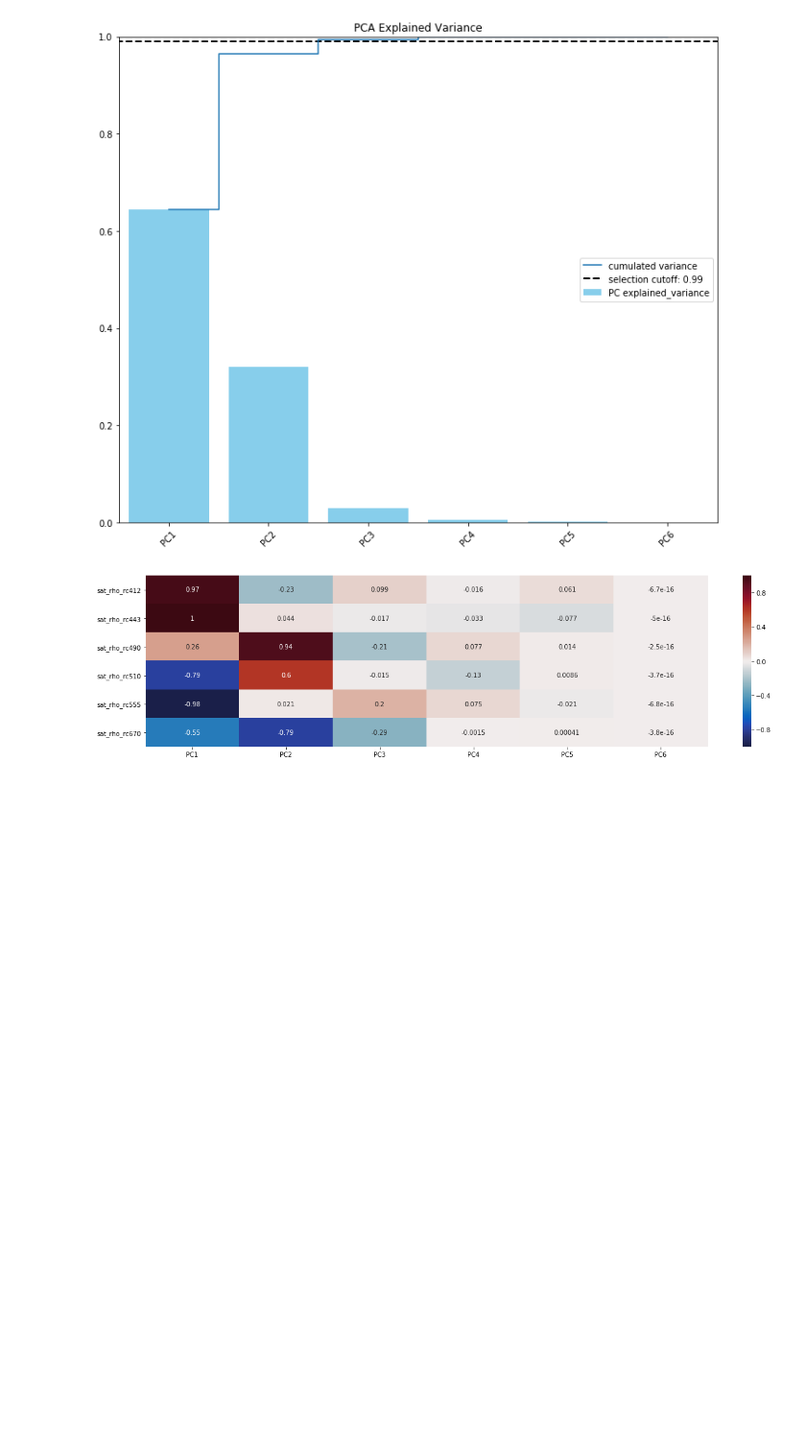
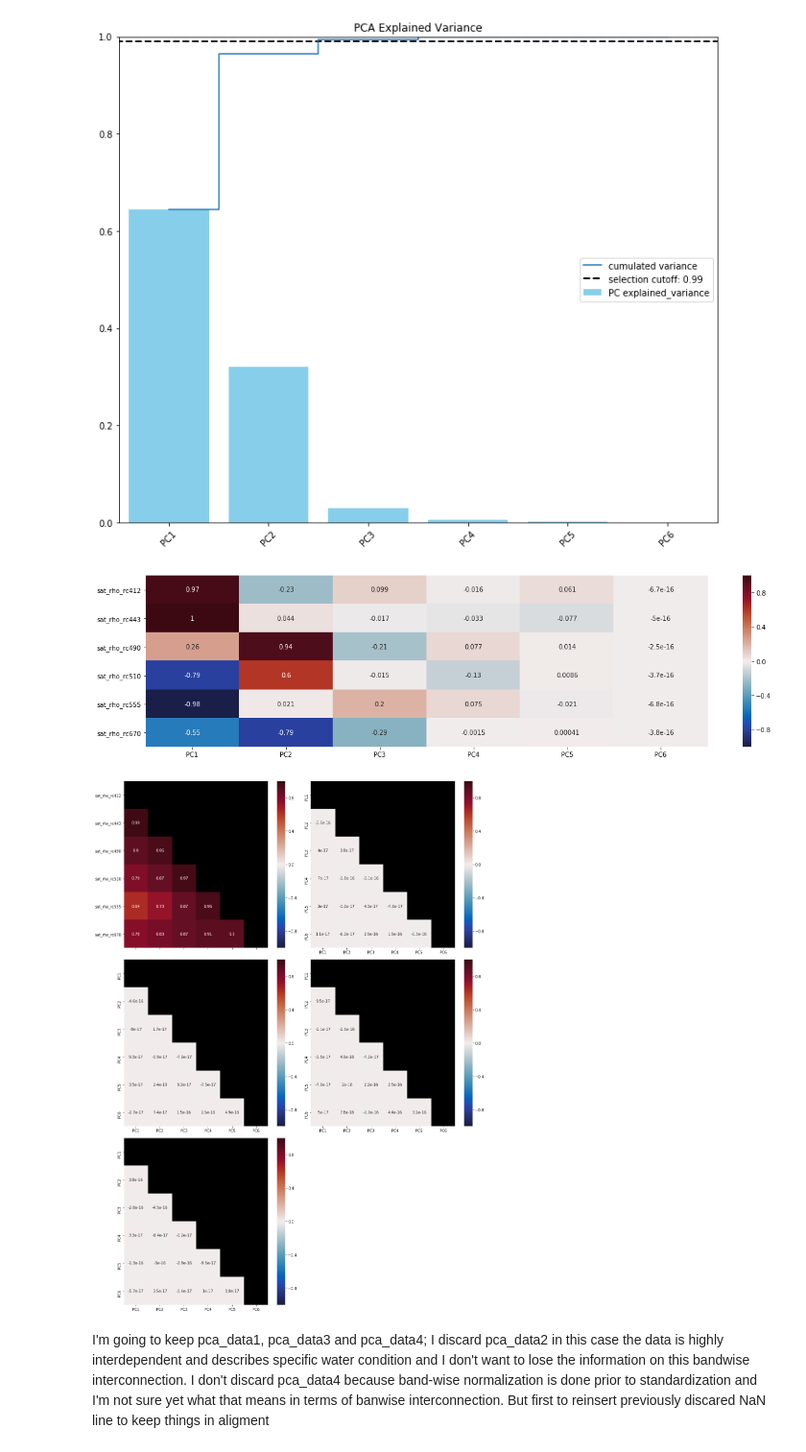
Before and after one commit to madHatter106/TOA_ML, a Jupyter notebook: TOA_ML_1_DataPrep_Feature_Engineering_Applying_PCA.ipynb, the cells around one changed output. Shown: that part at 96% size. Saved outputs shown, nothing was run; the diff lists cells and outputs as text; code cells hidden in the pictures; blank space fills up the shorter version.

Commit message:
renamed a few ipynbs; ran first lasso

```diff
--- a/TOA_ML_2_Data Exploration.ipynb
+++ b/TOA_ML_1_DataPrep_Feature_Engineering_Applying_PCA.ipynb
@@ -108,3 +170,33 @@ PlotCrossCorr(pca_data4, data4)
 # %% [output]
 [figure]
 [figure]
+# %%
+df_pca1 = pd.DataFrame(pca_data1, columns=['PC%d' %i for i in range(1, 7)],
+                      index=df_sat.index)
+df_pca2 = pd.DataFrame(pca_data2, columns=['PC%d' %i for i in range(1, 7)],
+                      index=df_sat.index)
+df_pca3 = pd.DataFrame(pca_data3, columns=['PC%d' %i for i in range(1, 7)],
+                      index=df_sat.index)
+df_pca4 = pd.DataFrame(pca_data4, columns=['PC%d' %i for i in range(1, 7)],
+                      index=df_sat.index)
+f, ax = pl.subplots(ncols=2, nrows=3, figsize=(15, 20))
+ax = ax.ravel()
+for axi in ax:
+    axi.set_facecolor('black')
+axi.set_visible(False)
+heatmap(df_sat.corr(), vmin=-1, vmax=1, cmap=cmo.balance, annot=True,
+       mask=np.triu(np.ones([df_sat.shape[1]]*2)), ax=ax[0])
+heatmap(df_pca1.corr(), vmin=-1, vmax=1, cmap=cmo.balance, annot=True,
+       mask=np.triu(np.ones([df_sat.shape[1]]*2)), ax=ax[1]);
+heatmap(df_pca2.corr(), vmin=-1, vmax=1, cmap=cmo.balance, annot=True,
+       mask=np.triu(np.ones([df_sat.shape[1]]*2)), ax=ax[2]);
+heatmap(df_pca3.corr(), vmin=-1, vmax=1, cmap=cmo.balance, annot=True,
+       mask=np.triu(np.ones([df_sat.shape[1]]*2)), ax=ax[3]);
+heatmap(df_pca4.corr(), vmin=-1, vmax=1, cmap=cmo.balance, annot=True,
+       mask=np.triu(np.ones([df_sat.shape[1]]*2)), ax=ax[4]);
+ax[0].set_xticklabels(['']*6)
+f.tight_layout()
+# %% [output]
+[figure, added]
+# %% [markdown]
+I'm going to keep pca_data1, pca_data3 and pca_data4; I discard pca_data2 in this case the data is highly interdependent and describes specific water condition and I don't want to lose the information on this bandwise interconnection. I don't discard pca_data4 because band-wise normalization is done prior to standardization and I'm not sure yet what that means in terms of banwise interconnection. But first to reinsert previously discared NaN line to keep things in aligment
```
Also changed, not shown: parts of 13 cells of this notebook, 4 other files.
